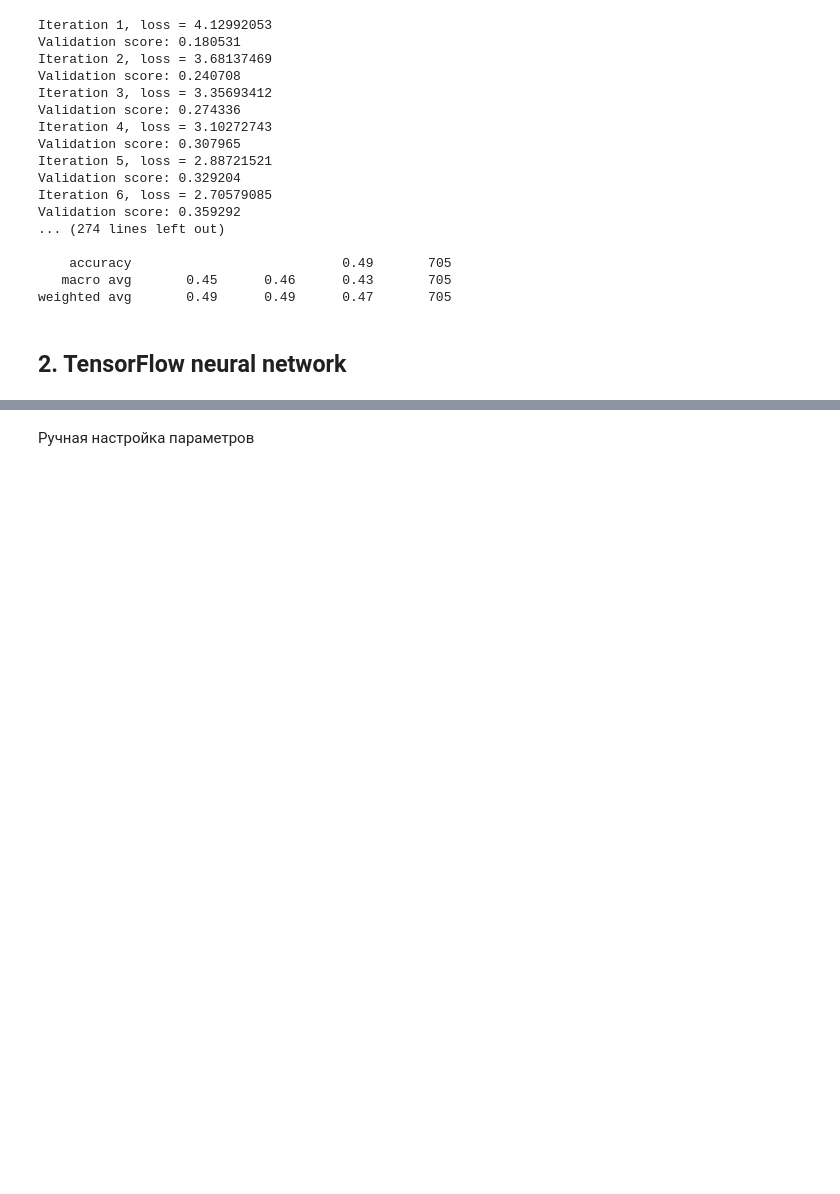
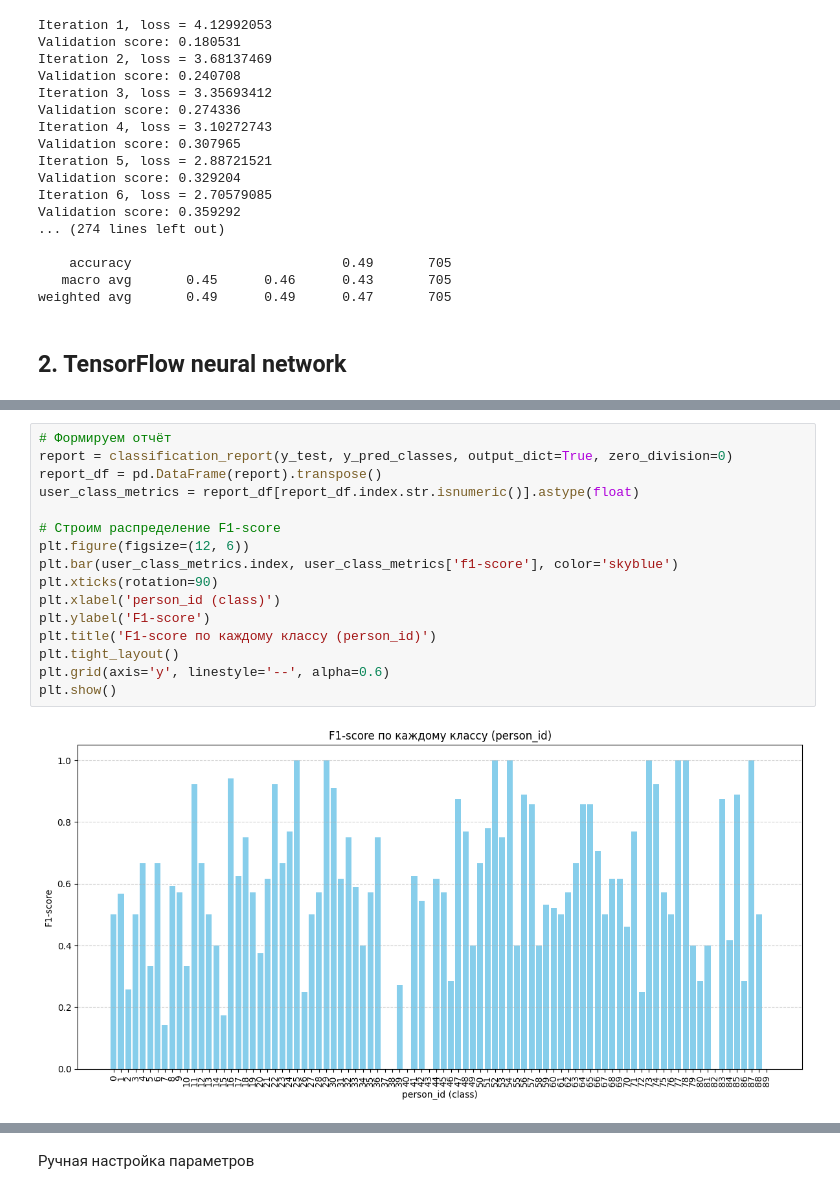
Before and after one commit to 1985Viacheslav/My_diplom_work, a Jupyter notebook: ECG_Program/notebooks/02_model_training.ipynb, the cells around one changed output, grey strips where cells are left out. Drawn from its saved outputs; the diff is of its cells as text; blank space fills up the shorter version.

```diff
--- a/ECG_Program/notebooks/02_model_training.ipynb
+++ b/ECG_Program/notebooks/02_model_training.ipynb
@@ -915,0 +922,18 @@ def plot_training_history(history, test_accuracy=None, test_loss=None):
+# %%
+# Формируем отчёт
+report = classification_report(y_test, y_pred_classes, output_dict=True, zero_division=0)
+report_df = pd.DataFrame(report).transpose()
+user_class_metrics = report_df[report_df.index.str.isnumeric()].astype(float)
+
+# Строим распределение F1-score
+plt.figure(figsize=(12, 6))
+plt.bar(user_class_metrics.index, user_class_metrics['f1-score'], color='skyblue')
+plt.xticks(rotation=90)
+plt.xlabel('person_id (class)')
+plt.ylabel('F1-score')
+plt.title('F1-score по каждому классу (person_id)')
+plt.tight_layout()
+plt.grid(axis='y', linestyle='--', alpha=0.6)
+plt.show()
+# %% [output]
+[figure, added]
```
Also changed, not shown: parts of 28 cells of this notebook, 6 other files.
